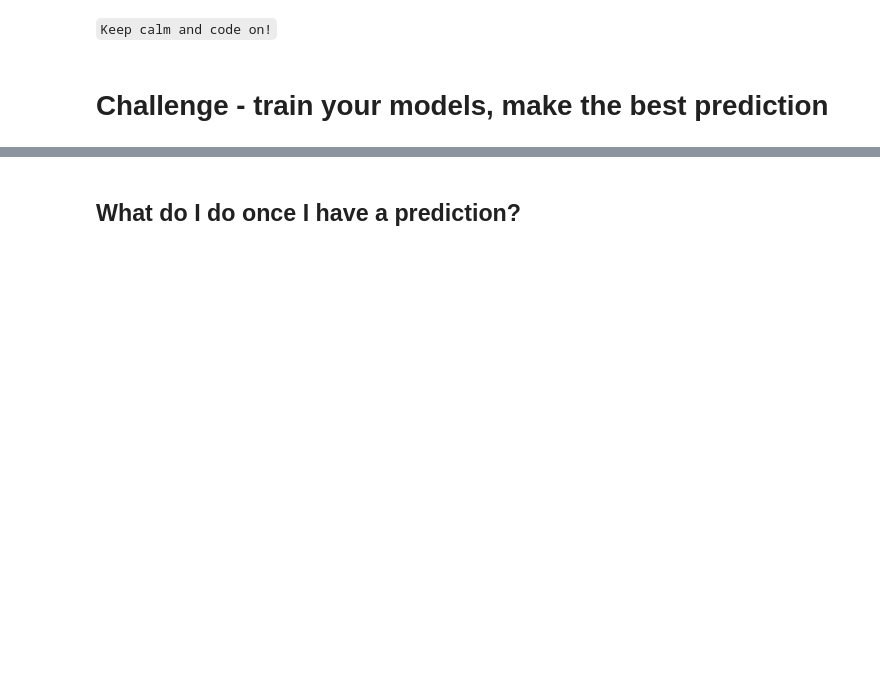
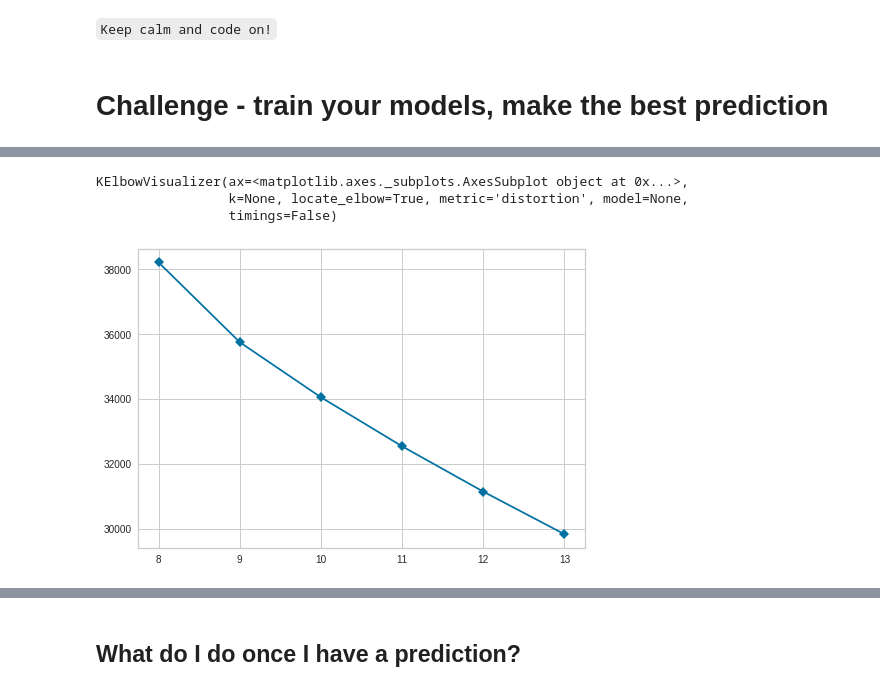
Before and after one commit to Clapiniella/lab-avila-bible, a Jupyter notebook: your-code/main.ipynb, the cells around one changed output, grey strips where cells are left out. Cells and saved outputs as stored; diff of their text form; code cells hidden in the pictures; blank space fills up the shorter version.

```diff
--- a/your-code/main.ipynb
+++ b/your-code/main.ipynb
@@ -86,0 +469,10 @@ sample_submission.head()
+# %%
+model = KMeans()
+visualizer = KElbowVisualizer(model, k=(8,14), metric="distortion", timings=False)
+
+visualizer.fit(X_train)
+# %% [output]
+KElbowVisualizer(ax=<matplotlib.axes._subplots.AxesSubplot object at 0x...>,
+                 k=None, locate_elbow=True, metric='distortion', model=None,
+                 timings=False)
+[figure, added]
```
Also changed, not shown: parts of 51 cells of this notebook, 5 other files.
